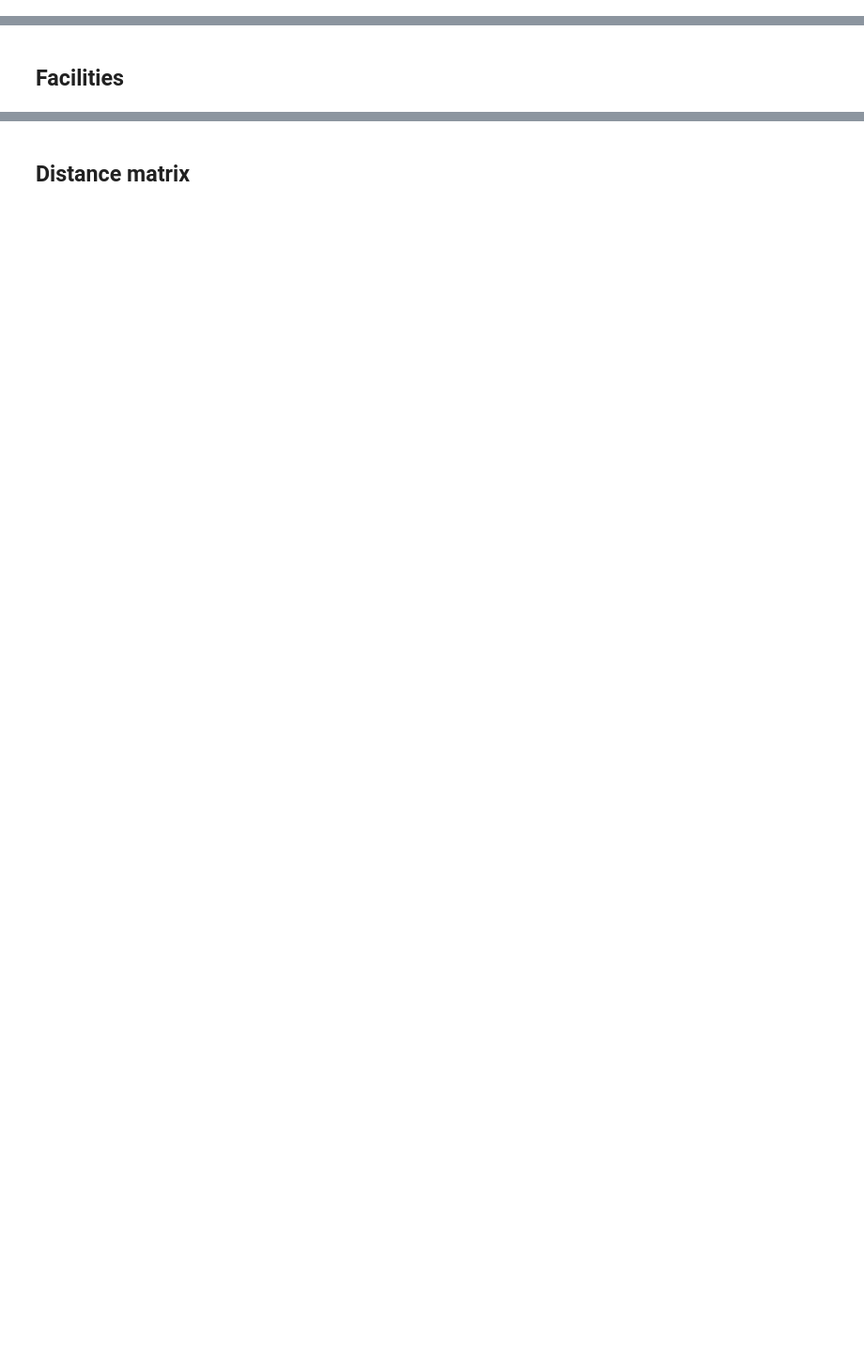
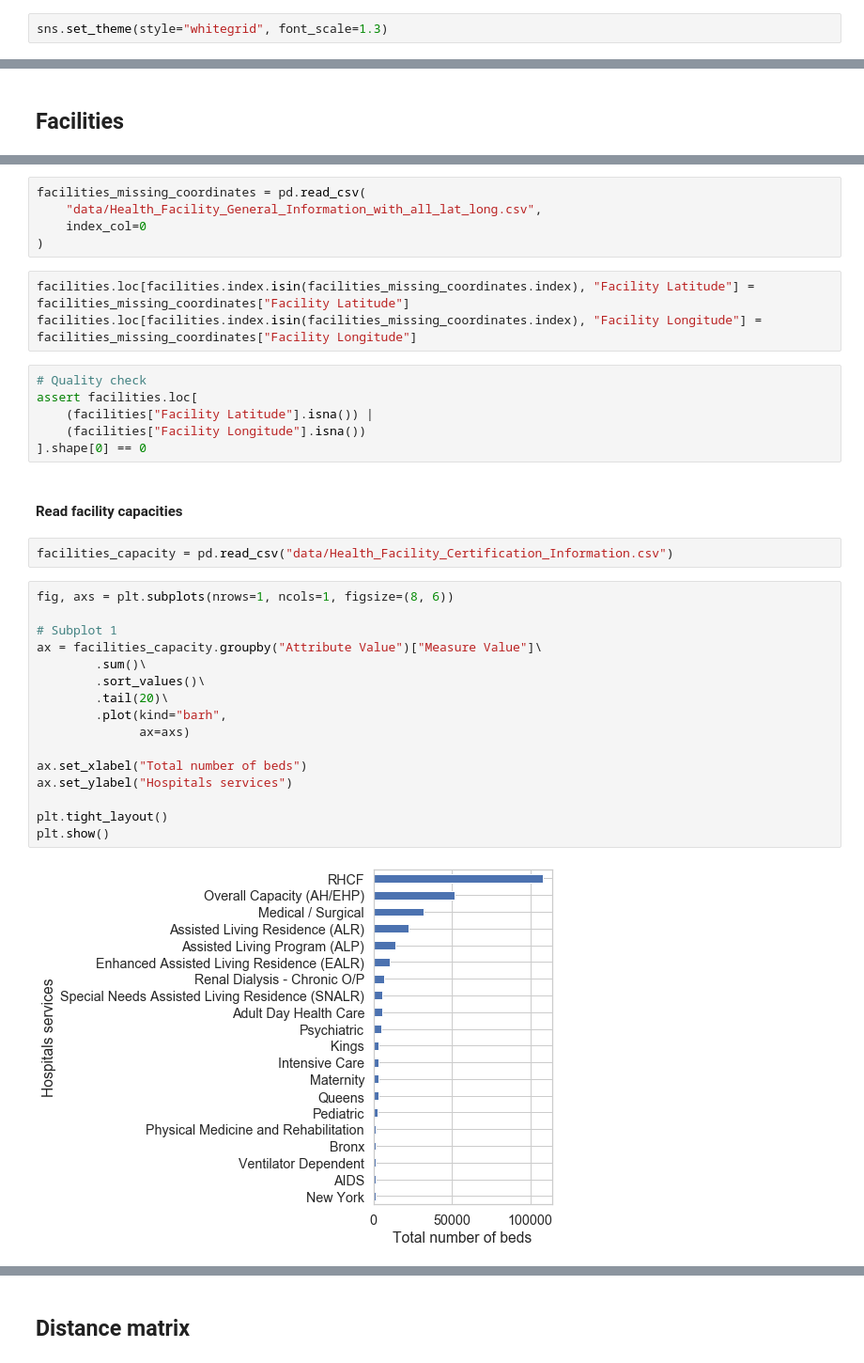
Before and after one commit to ericdaat/CAMION, a Jupyter notebook: notebook.ipynb, the cells around one changed output, grey strips where cells are left out. Shown at 94% size. Cells and saved outputs as stored; diff of their text form; blank space fills up the shorter version.

Commit message:
from restaurants to hospitals in NYC

```diff
--- a/notebook.ipynb
+++ b/notebook.ipynb
@@ -10,3 +12,5 @@ import folium
 
 from camion.fca import E2SFCA
 from camion.optimization import RegularOptimizer, MaxiMinOptimizer
+# %%
+sns.set_theme(style="whitegrid", font_scale=1.3)
@@ -58,0 +88,36 @@ pop_locations.head()
+# %%
+facilities_missing_coordinates = pd.read_csv(
+    "data/Health_Facility_General_Information_with_all_lat_long.csv",
+    index_col=0
+)
+# %%
+facilities.loc[facilities.index.isin(facilities_missing_coordinates.index), "Facility Latitude"] = facilities_missing_coordinates["Facility Latitude"]
+facilities.loc[facilities.index.isin(facilities_missing_coordinates.index), "Facility Longitude"] = facilities_missing_coordinates["Facility Longitude"]
+# %%
+# Quality check
+assert facilities.loc[
+    (facilities["Facility Latitude"].isna()) |
+    (facilities["Facility Longitude"].isna())
+].shape[0] == 0
+# %% [markdown]
+#### Read facility capacities
+# %%
+facilities_capacity = pd.read_csv("data/Health_Facility_Certification_Information.csv")
+# %%
+fig, axs = plt.subplots(nrows=1, ncols=1, figsize=(8, 6))
+
+# Subplot 1
+ax = facilities_capacity.groupby("Attribute Value")["Measure Value"]\
+        .sum()\
+        .sort_values()\
+        .tail(20)\
+        .plot(kind="barh",
+              ax=axs)
+
+ax.set_xlabel("Total number of beds")
+ax.set_ylabel("Hospitals services")
+
+plt.tight_layout()
+plt.show()
+# %% [output]
+[figure, added]
```
Also changed, not shown: parts of 29 cells of this notebook, 1 other file.
